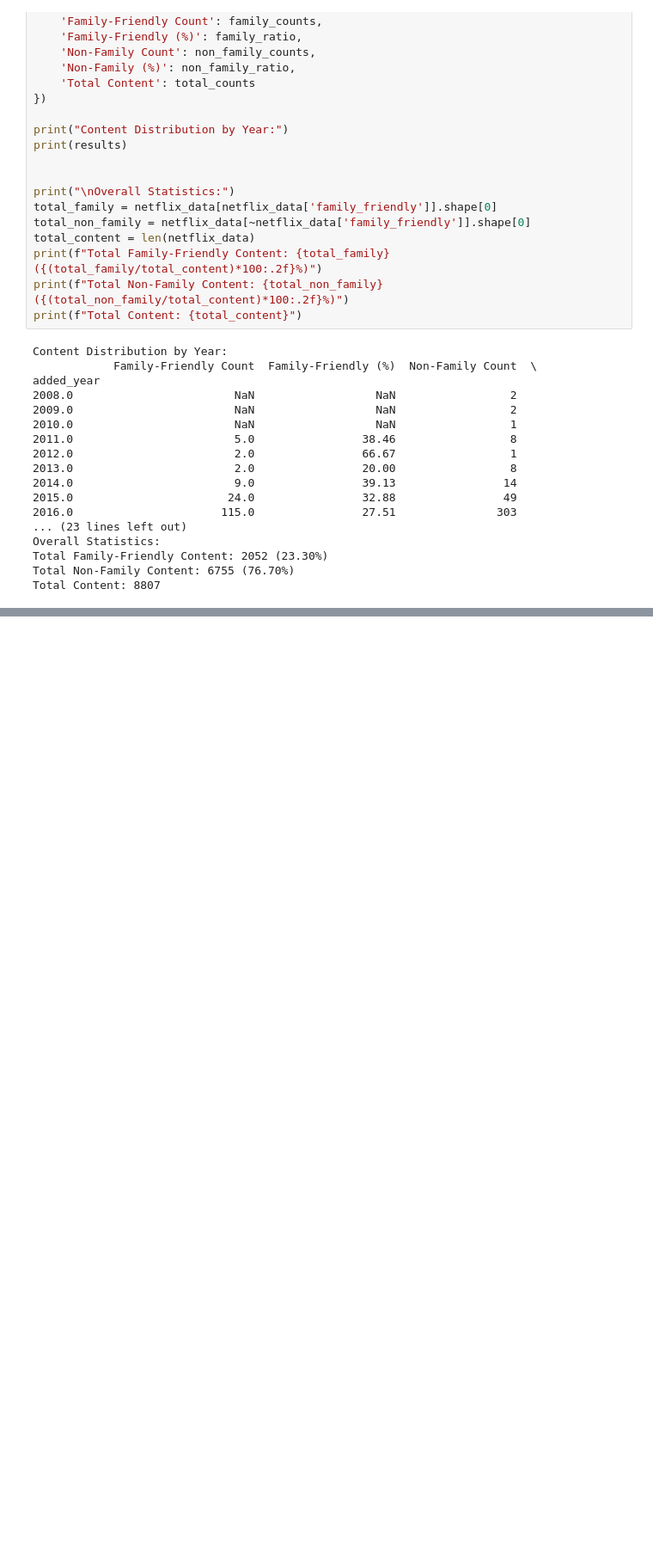
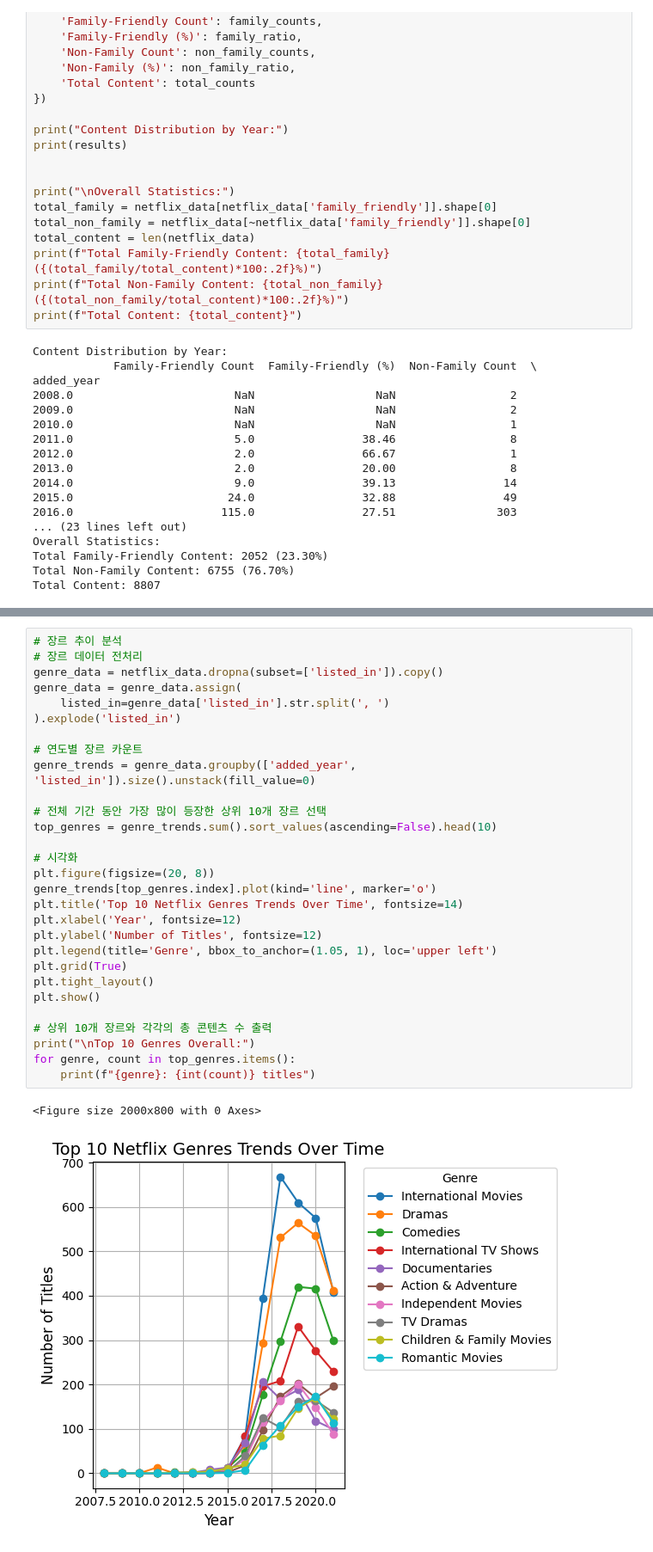
Before and after one commit to seungboAn/DATAthon, a Jupyter notebook: 김대환/joshworkspace.ipynb, the cells around one changed output, grey strips where cells are left out. Shown at 86% size. Saved outputs shown, nothing was run; the diff lists cells and outputs as text; blank space fills up the shorter version.

```diff
--- a/김대환/joshworkspace.ipynb
+++ b/김대환/joshworkspace.ipynb
@@ -387,0 +429,32 @@ Total Content: 8807
+# %%
+# 장르 추이 분석
+# 장르 데이터 전처리
+genre_data = netflix_data.dropna(subset=['listed_in']).copy()
+genre_data = genre_data.assign(
+    listed_in=genre_data['listed_in'].str.split(', ')
+).explode('listed_in')
+
+# 연도별 장르 카운트
+genre_trends = genre_data.groupby(['added_year', 'listed_in']).size().unstack(fill_value=0)
+
+# 전체 기간 동안 가장 많이 등장한 상위 10개 장르 선택
+top_genres = genre_trends.sum().sort_values(ascending=False).head(10)
+
+# 시각화
+plt.figure(figsize=(20, 8))
+genre_trends[top_genres.index].plot(kind='line', marker='o')
+plt.title('Top 10 Netflix Genres Trends Over Time', fontsize=14)
+plt.xlabel('Year', fontsize=12)
+plt.ylabel('Number of Titles', fontsize=12)
+plt.legend(title='Genre', bbox_to_anchor=(1.05, 1), loc='upper left')
+plt.grid(True)
+plt.tight_layout()
+plt.show()
+
+# 상위 10개 장르와 각각의 총 콘텐츠 수 출력
+print("\nTop 10 Genres Overall:")
+for genre, count in top_genres.items():
+    print(f"{genre}: {int(count)} titles")
+# %% [output]
+<Figure size 2000x800 with 0 Axes>
+[figure, added]
```
Also changed, not shown: parts of 3 cells of this notebook.
